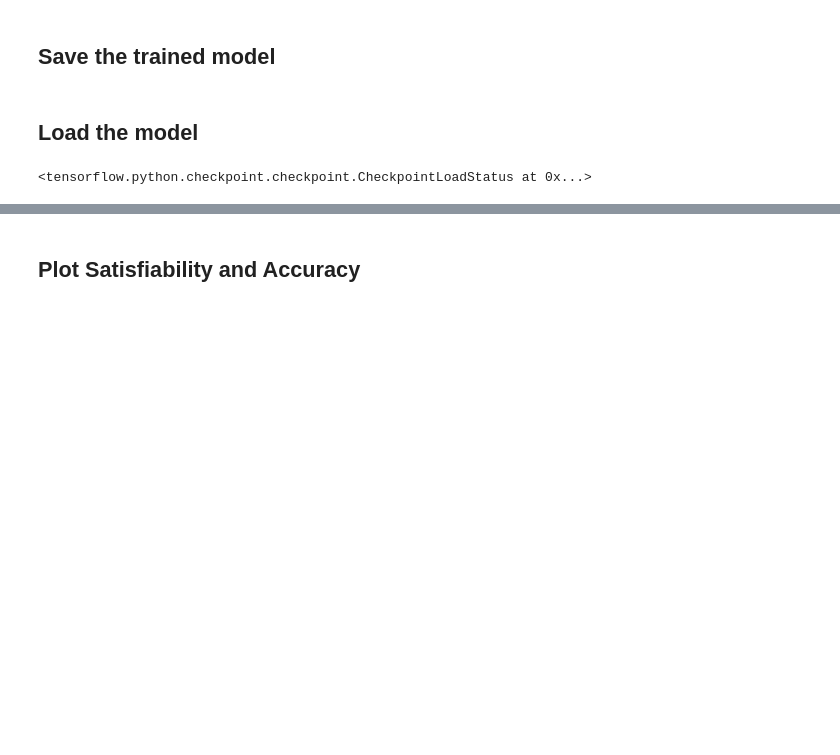
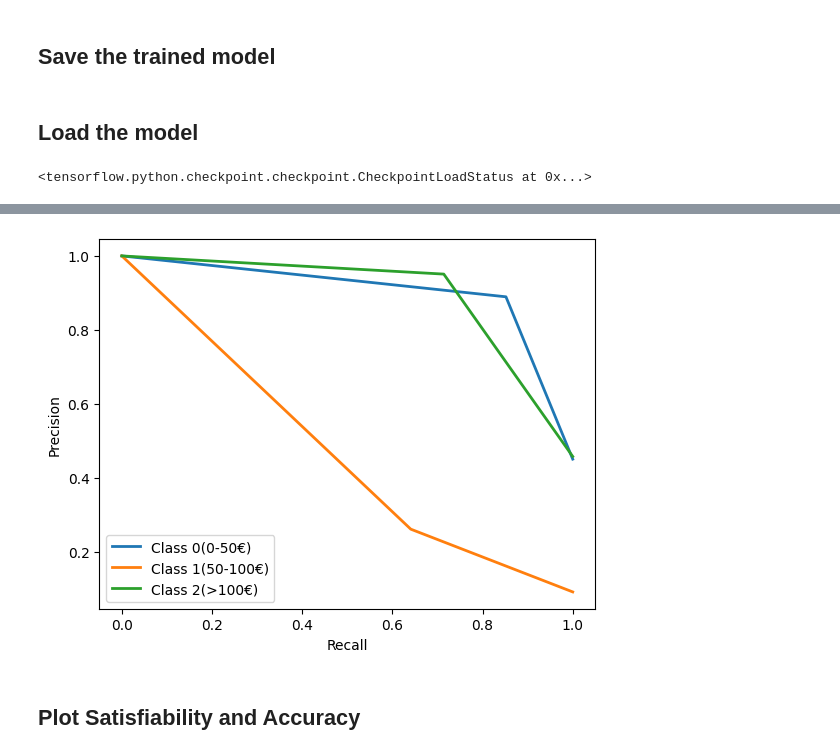
Before and after one commit to Saraavana/reclamation-processing, a Jupyter notebook: Neuro-symbolic-AI/LTN/multiclass_classification_1.ipynb, the cells around one changed output, grey strips where cells are left out. Saved outputs shown, nothing was run; the diff lists cells and outputs as text; code cells hidden in the pictures; blank space fills up the shorter version.

```diff
--- a/Neuro-symbolic-AI/LTN/multiclass_classification_1.ipynb
+++ b/Neuro-symbolic-AI/LTN/multiclass_classification_1.ipynb
@@ -265,0 +292,2 @@ model.load_weights('./checkpoints/d1.7m_loote_500ep.ckpt')
+# %%
+model = logits_model
@@ -265,0 +323,7 @@ model.load_weights('./checkpoints/d1.7m_loote_500ep.ckpt')
+# %%
+probas = [] # each value contains probability score for corresponding class
+for each in y_pred_probas:
+    for i in each:
+        probas.append(i)
+
+print(len(probas))
@@ -266,3 +344,39 @@ model.load_weights('./checkpoints/d1.7m_loote_500ep.ckpt')
+# %%
+from sklearn.preprocessing import label_binarize
+from sklearn.metrics import precision_recall_curve
+import matplotlib.pyplot as plt
+#%matplotlib inline
+
+n_classes = 3
+# %%
+# Convert the True labels and Prediction to One hot encoded representation such as: if true - 0, then [1 0 0],
+# if true - 1, then [0 1 0]
+y_true_binarize = label_binarize(y_true, classes=[*range(n_classes)])
+y_pred_binarize = label_binarize(y_pred, classes=[*range(n_classes)])
+# %%
+# precision recall curve
+precision = dict()
+recall = dict()
+for i in range(n_classes):
+    label = ''
+    if i == 0:
+        label = 'Class 0(0-50€)'
+    elif i == 1:
+        label = 'Class 1(50-100€)'
+    else:
+        label = 'Class 2(>100€)'
+
+    precision[i], recall[i], _ = precision_recall_curve(y_true_binarize[:, i],
+                                                        y_pred_binarize[:, i])
+    plt.plot(recall[i], precision[i], lw=2, label=label)
+
+plt.xlabel("Recall")
+plt.ylabel("Precision")
+plt.legend(loc="best")
+# plt.title("Precision vs recall curve")
+plt.show()
+# %% [output]
+[figure, added]
 # %% [markdown]
 ## Plot Satisfiability and Accuracy
 # %%
```
Also changed, not shown: parts of 15 cells of this notebook, 30 other files.
